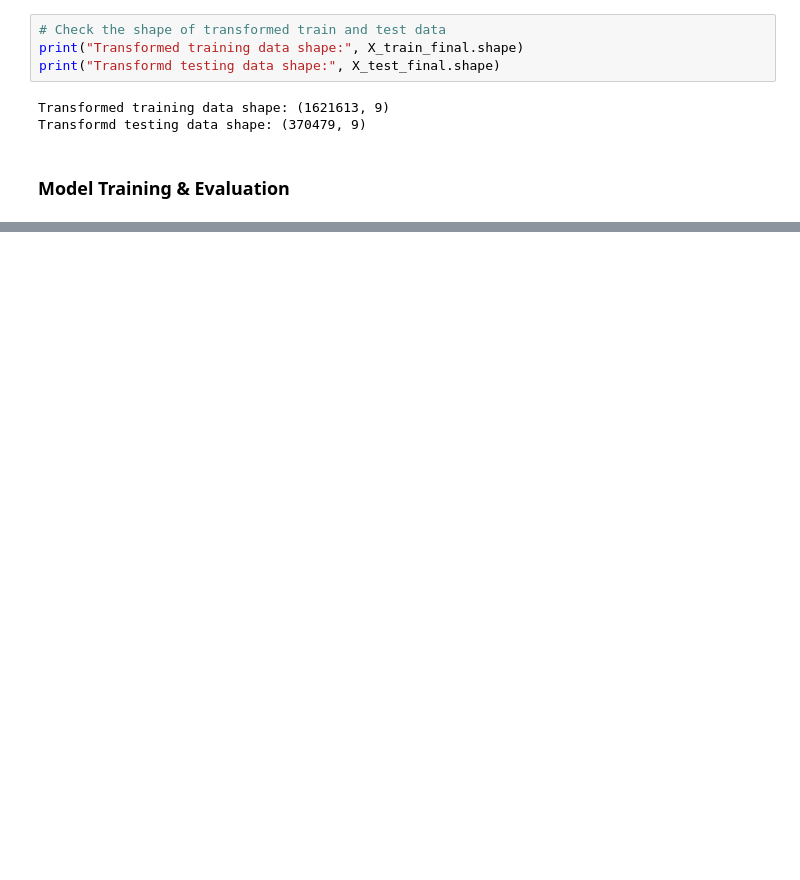
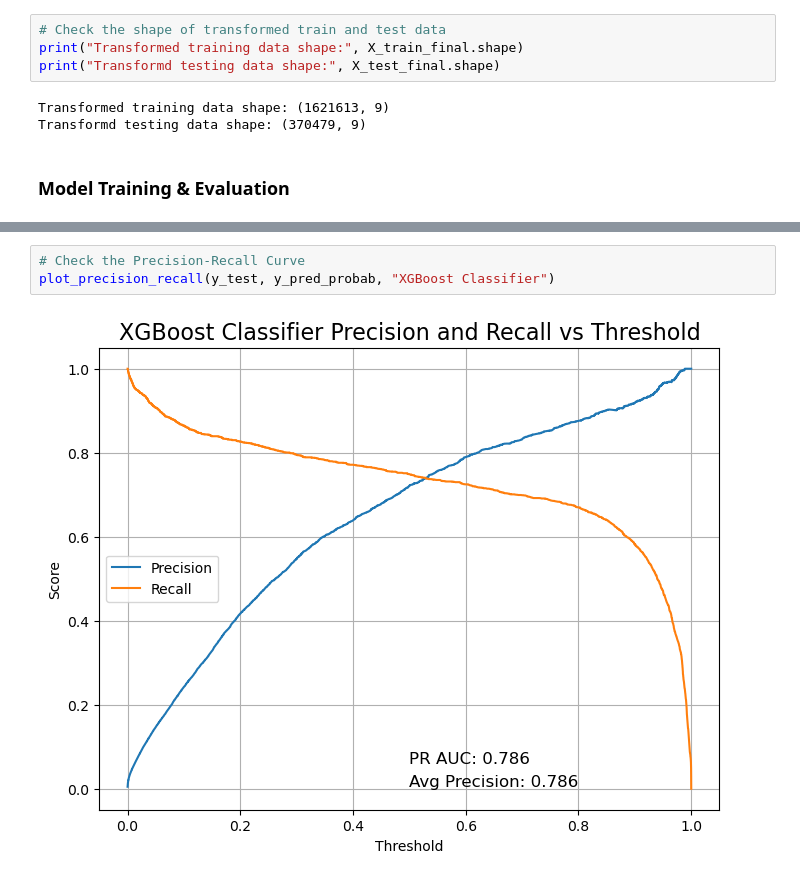
Before and after one commit to Youhorng/credit_card_fraud_prediction, a Jupyter notebook: notebooks/model_development.ipynb, the cells around one changed output, grey strips where cells are left out. Drawn from its saved outputs; the diff is of its cells as text; blank space fills up the shorter version.

```diff
--- a/notebooks/model_development.ipynb
+++ b/notebooks/model_development.ipynb
@@ -249,0 +429,5 @@ CV f1 - Mean: 0.7303
+# %%
+# Check the Precision-Recall Curve
+plot_precision_recall(y_test, y_pred_probab, "XGBoost Classifier")
+# %% [output]
+[figure, added]
```
Also changed, not shown: parts of 21 cells of this notebook.
